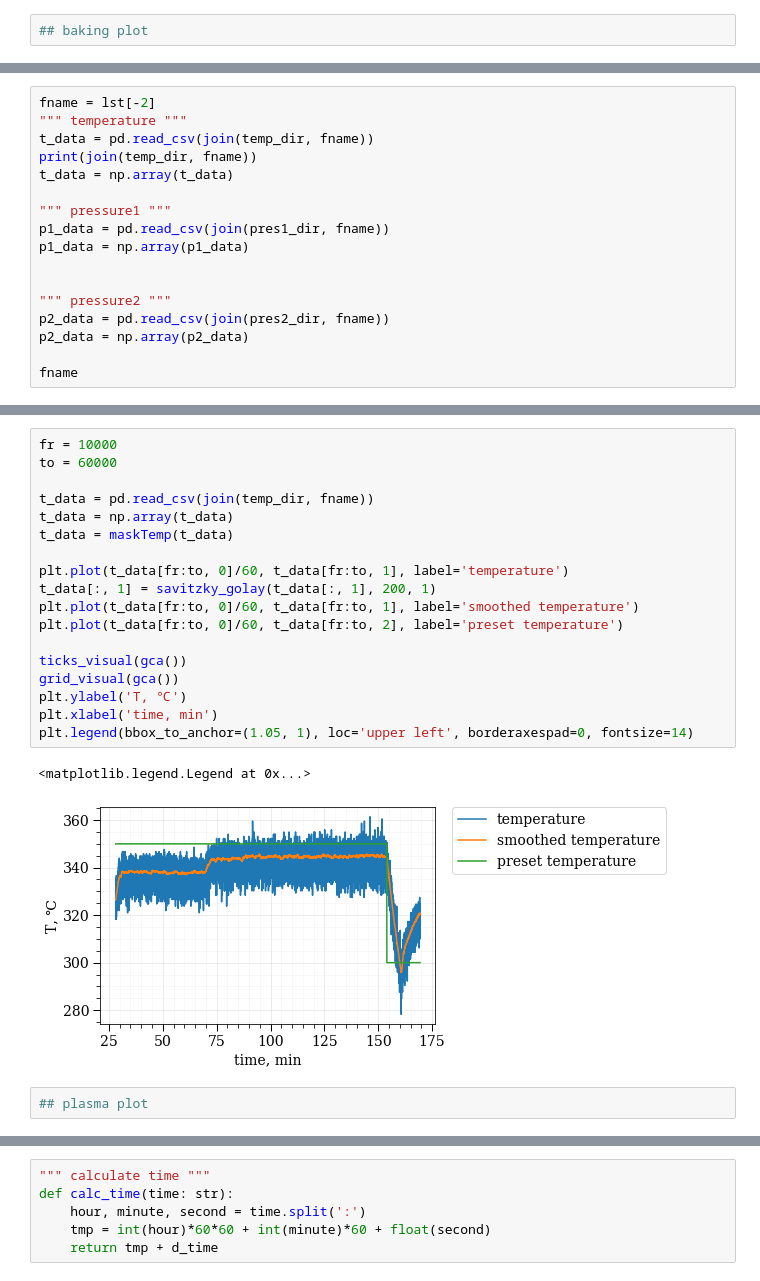
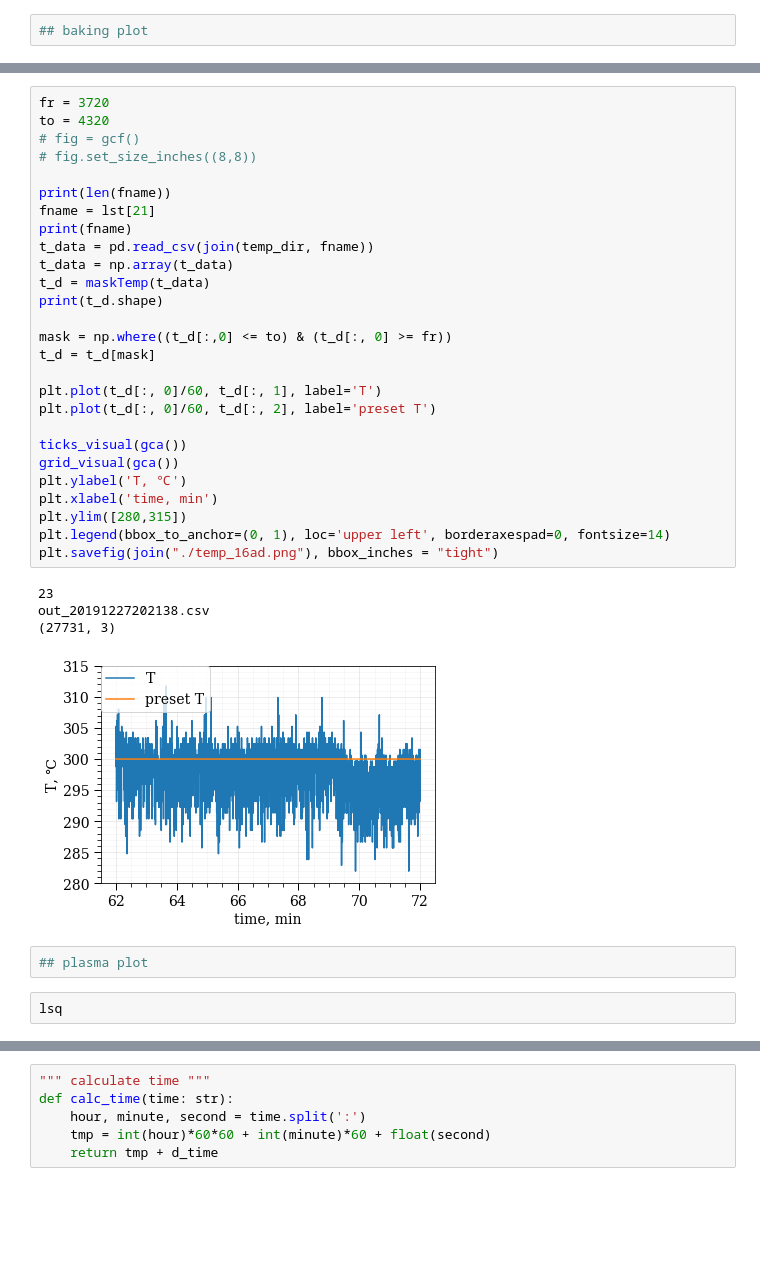
Before and after one commit to queezz/PID_Controll, a Jupyter notebook: plotGraph.ipynb, the cells around one changed output, grey strips where cells are left out. Cells and saved outputs as stored; diff of their text form; blank space fills up the shorter version.

Commit message:
fix plot

```diff
--- a/plotGraph.ipynb
+++ b/plotGraph.ipynb
@@ -134,17 +247,0 @@ plt.legend(bbox_to_anchor=(1.05, 1), loc='upper left', borderaxespad=0, fontsize
-# %%
-fname = lst[-2]
-""" temperature """
-t_data = pd.read_csv(join(temp_dir, fname))
-print(join(temp_dir, fname))
-t_data = np.array(t_data)
-
-""" pressure1 """
-p1_data = pd.read_csv(join(pres1_dir, fname))
-p1_data = np.array(p1_data)
-
-
-""" pressure2 """
-p2_data = pd.read_csv(join(pres2_dir, fname))
-p2_data = np.array(p2_data)
-
-fname
@@ -215,24 +248,37 @@ plt.legend(bbox_to_anchor=(1.05, 1), loc='upper left', borderaxespad=0, fontsize
 # %%
-fr = 10000
-to = 60000
+fr = 3720
+to = 4320
+# fig = gcf()
+# fig.set_size_inches((8,8))
 
+print(len(fname))
+fname = lst[21]
+print(fname)
 t_data = pd.read_csv(join(temp_dir, fname))
 t_data = np.array(t_data)
-t_data = maskTemp(t_data)
+t_d = maskTemp(t_data)
+print(t_d.shape)
 
-plt.plot(t_data[fr:to, 0]/60, t_data[fr:to, 1], label='temperature')
-t_data[:, 1] = savitzky_golay(t_data[:, 1], 200, 1)
-plt.plot(t_data[fr:to, 0]/60, t_data[fr:to, 1], label='smoothed temperature')
-plt.plot(t_data[fr:to, 0]/60, t_data[fr:to, 2], label='preset temperature')
+mask = np.where((t_d[:,0] <= to) & (t_d[:, 0] >= fr))
+t_d = t_d[mask]
+
+plt.plot(t_d[:, 0]/60, t_d[:, 1], label='T')
+plt.plot(t_d[:, 0]/60, t_d[:, 2], label='preset T')
 
 ticks_visual(gca())
 grid_visual(gca())
 plt.ylabel('T, ℃')
 plt.xlabel('time, min')
-plt.legend(bbox_to_anchor=(1.05, 1), loc='upper left', borderaxespad=0, fontsize=14)
+plt.ylim([280,315])
+plt.legend(bbox_to_anchor=(0, 1), loc='upper left', borderaxespad=0, fontsize=14)
+plt.savefig(join("./temp_16ad.png"), bbox_inches = "tight")
 # %% [output]
-<matplotlib.legend.Legend at 0x...>
+23
+out_20191227202138.csv
+(27731, 3)
-[figure, old version]
+[figure, new version]
 # %%
 ## plasma plot
+# %%
+lsq
 # %%
```
Also changed, not shown: parts of 20 cells of this notebook, 1 other file.
